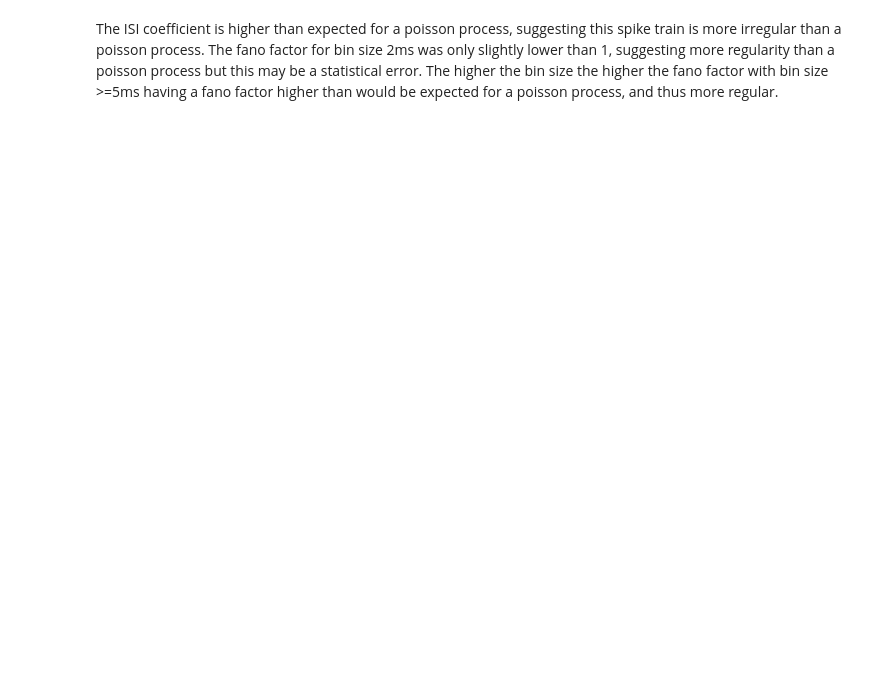
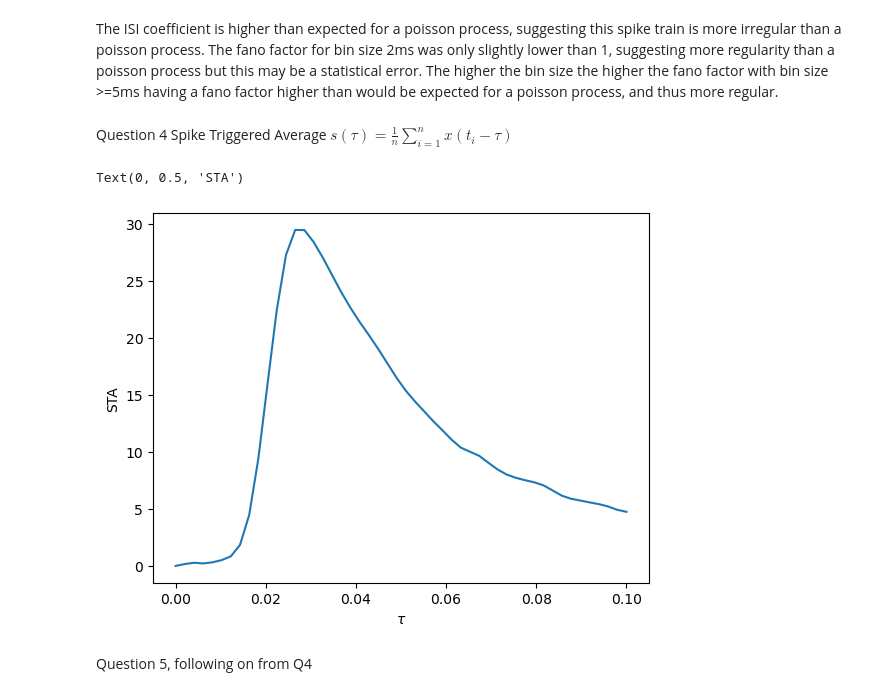
Before and after one commit to Kateh1871/Neuro-Sci, a Jupyter notebook: Full Coursework.ipynb, the cells around one changed output. Cells and saved outputs as stored; diff of their text form; code cells hidden in the pictures; blank space fills up the shorter version.

```diff
--- a/Full Coursework.ipynb
+++ b/Full Coursework.ipynb
@@ -184,3 +179,49 @@ print(fano)
 [1.117680142627936, 2.9297562848640877, 4.102959520344769]
 # %% [markdown]
 The ISI coefficient is higher than expected for a poisson process, suggesting this spike train is more irregular than a poisson process. The fano factor for bin size 2ms was only slightly lower than 1, suggesting more regularity than a poisson process but this may be a statistical error. The higher the bin size the higher the fano factor with bin size >=5ms having a fano factor higher than would be expected for a poisson process, and thus more regular.
+# %% [markdown]
+Question 4
+Spike Triggered Average
+$s(\tau)=\frac{1}{n}\sum^n_{i=1}x(t_i-\tau)$
+# %%
+# stimulus data
+with open('stim.dat', 'r') as file:
+    stim = [float(line.rsplit()[0]) for line in file]
+
+# spike data
+with open('rho.dat', 'r') as data:
+    spikes = [int(line.rsplit()[0]) for line in data]
+
+deltaT = 0.002
+# stupid line again for converting spikes into spike times
+spikeTimes = [deltaT*spikeCount*spike for spikeCount, spike in zip(range(0, len(spikes)), spikes) if deltaT*spikeCount*spike != 0]
+
+
+
+def sta(spikes, stimulus, tau, deltaT):
+    # returns the sta for a given set of SPIKE TIMES, stimulus, tau, and window spikes were measured over
+    # generally deltaT is constant for a given set of data
+    stimTemp = []
+    for spike in spikes[int(tau/deltaT):]:
+        # int(*) converts the time back into the list index
+        stimTemp.append(stimulus[int((spike-tau)/deltaT)])
+    return ((1/len(spikeTimes)) * sum(stimTemp))
+
+# s = sta(spikeTimes, stim, tau, deltaT)
+
+taus = np.linspace(0, 0.1)
+s = []
+for tau in taus:
+    s.append(sta(spikeTimes, stim, tau, deltaT))
+
+fig, ax = plt.subplots()
+
+ax.plot(taus, s)
+ax.set_xlabel(r'$\tau$')
+ax.set_ylabel('STA')
+# %% [output]
+Text(0, 0.5, 'STA')
+[figure, added]
+# %% [markdown]
+Question 5,
+following on from Q4
```
Also changed, not shown: parts of 8 cells of this notebook.
